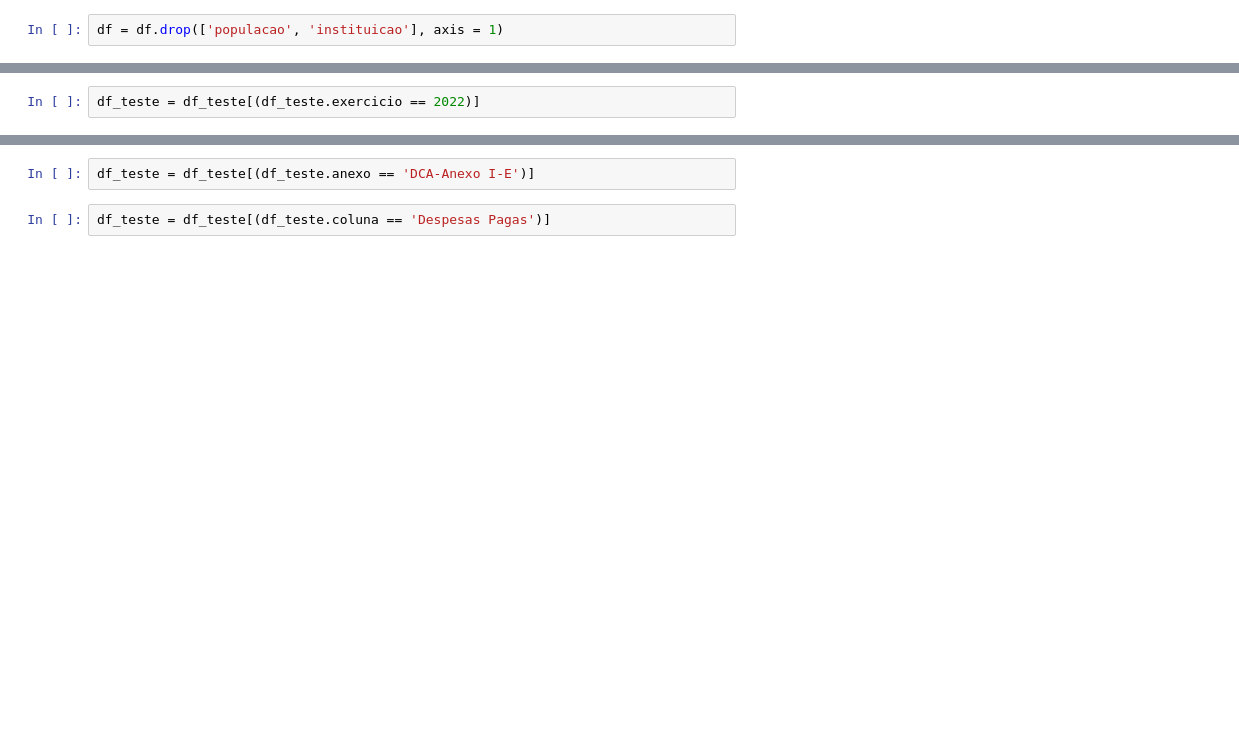
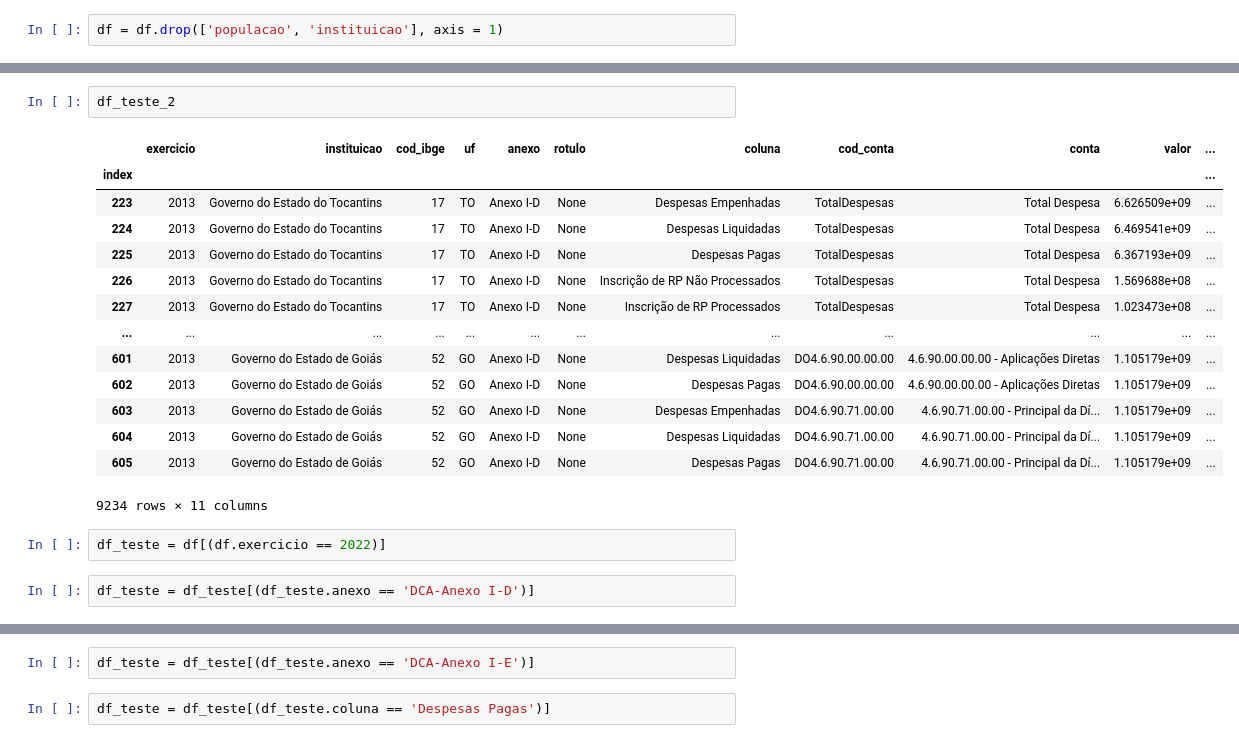
Before and after one commit to clgsantana/estudos, a Jupyter notebook: estudos.ipynb, the cells around one changed output, grey strips where cells are left out. Saved outputs shown, nothing was run; the diff lists cells and outputs as text; blank space fills up the shorter version.

```diff
--- a/estudos.ipynb
+++ b/estudos.ipynb
@@ -42,2 +84,21 @@ df = df.drop(['populacao', 'instituicao'], axis = 1)
+# %%
+df_teste_2
+# %% [output]
+|  | exercicio | instituicao | cod_ibge | uf | anexo | rotulo | coluna | cod_conta | conta | valor | ... |
+| index |  |  |  |  |  |  |  |  |  |  | ... |
+| 223 | 2013 | Governo do Estado do Tocantins | 17 | TO | Anexo I-D | None | Despesas Empenhadas | TotalDespesas | Total Despesa | 6.626509e+09 | ... |
+| 224 | 2013 | Governo do Estado do Tocantins | 17 | TO | Anexo I-D | None | Despesas Liquidadas | TotalDespesas | Total Despesa | 6.469541e+09 | ... |
+| 225 | 2013 | Governo do Estado do Tocantins | 17 | TO | Anexo I-D | None | Despesas Pagas | TotalDespesas | Total Despesa | 6.367193e+09 | ... |
+| 226 | 2013 | Governo do Estado do Tocantins | 17 | TO | Anexo I-D | None | Inscrição de RP Não Processados | TotalDespesas | Total Despesa | 1.569688e+08 | ... |
+| 227 | 2013 | Governo do Estado do Tocantins | 17 | TO | Anexo I-D | None | Inscrição de RP Processados | TotalDespesas | Total Despesa | 1.023473e+08 | ... |
+| ... | ... | ... | ... | ... | ... | ... | ... | ... | ... | ... | ... |
+| 601 | 2013 | Governo do Estado de Goiás | 52 | GO | Anexo I-D | None | Despesas Liquidadas | DO4.6.90.00.00.00 | 4.6.90.00.00.00 - Aplicações Diretas | 1.105179e+09 | ... |
+| 602 | 2013 | Governo do Estado de Goiás | 52 | GO | Anexo I-D | None | Despesas Pagas | DO4.6.90.00.00.00 | 4.6.90.00.00.00 - Aplicações Diretas | 1.105179e+09 | ... |
+| 603 | 2013 | Governo do Estado de Goiás | 52 | GO | Anexo I-D | None | Despesas Empenhadas | DO4.6.90.71.00.00 | 4.6.90.71.00.00 - Principal da Dí... | 1.105179e+09 | ... |
+| 604 | 2013 | Governo do Estado de Goiás | 52 | GO | Anexo I-D | None | Despesas Liquidadas | DO4.6.90.71.00.00 | 4.6.90.71.00.00 - Principal da Dí... | 1.105179e+09 | ... |
+| 605 | 2013 | Governo do Estado de Goiás | 52 | GO | Anexo I-D | None | Despesas Pagas | DO4.6.90.71.00.00 | 4.6.90.71.00.00 - Principal da Dí... | 1.105179e+09 | ... |
+9234 rows × 11 columns
 # %%
-df_teste = df_teste[(df_teste.exercicio == 2022)]
+df_teste = df[(df.exercicio == 2022)]
+# %%
+df_teste = df_teste[(df_teste.anexo == 'DCA-Anexo I-D')]
```
Also changed, not shown: parts of 38 cells of this notebook.
